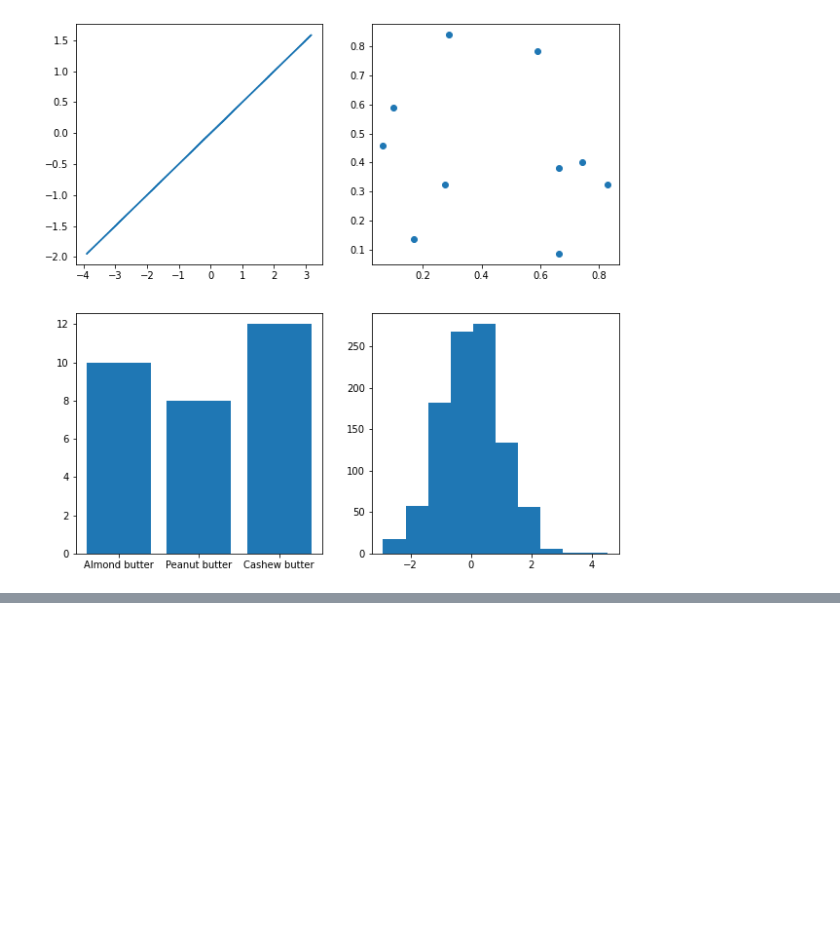
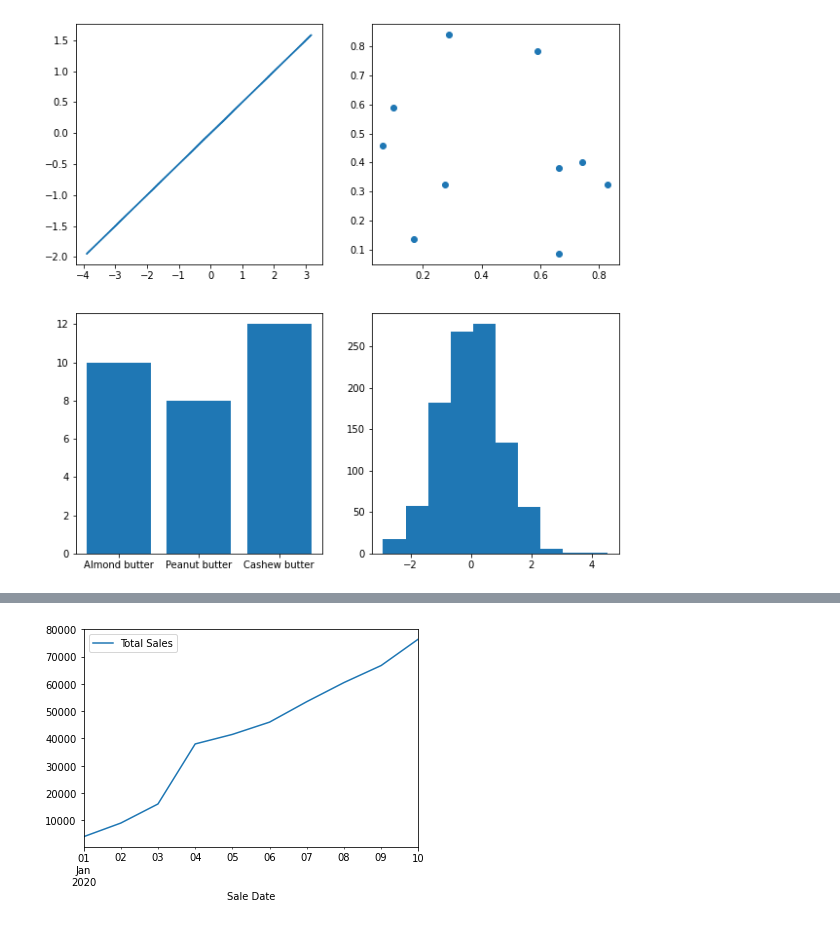
Before and after one commit to cwg7/Matplotlib-works, a Jupyter notebook: matplotlib_Overview.ipynb, the cells around one changed output, grey strips where cells are left out. Drawn from its saved outputs; the diff is of its cells as text; code cells hidden in the pictures; blank space fills up the shorter version.

```diff
--- a/matplotlib_Overview.ipynb
+++ b/matplotlib_Overview.ipynb
@@ -185,0 +208,4 @@ car_sales
+# %%
+# replace dollar sign and comma with an empty string to perform numerical operations
+car_sales["Price"] = car_sales["Price"].str.replace('[\$\,\.]', '')
+car_sales
@@ -185,0 +224,5 @@ car_sales
+# %%
+# remove last two zeros
+
+car_sales["Price"] = car_sales["Price"].str[:-2]
+car_sales
@@ -185,0 +241,3 @@ car_sales
+# %%
+car_sales["Sale Date"] = pd.date_range("1/1/2020", periods = len(car_sales))
+car_sales
@@ -185,0 +261,3 @@ car_sales
+# %%
+car_sales["Total Sales"] = car_sales["Price"].astype(int).cumsum()
+car_sales
@@ -185,0 +276,5 @@ car_sales
+# %%
+# plot total sales
+car_sales.plot(x = "Sale Date", y = "Total Sales");
+# %% [output]
+[figure, added]
```
Also changed, not shown: parts of 16 cells of this notebook.
